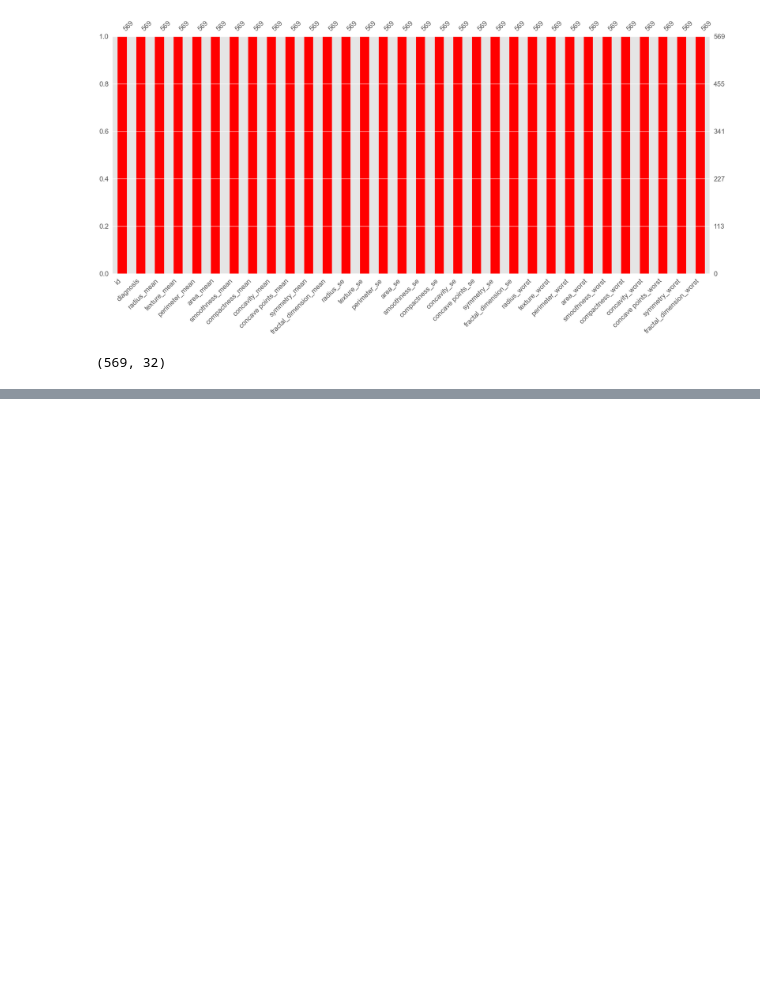
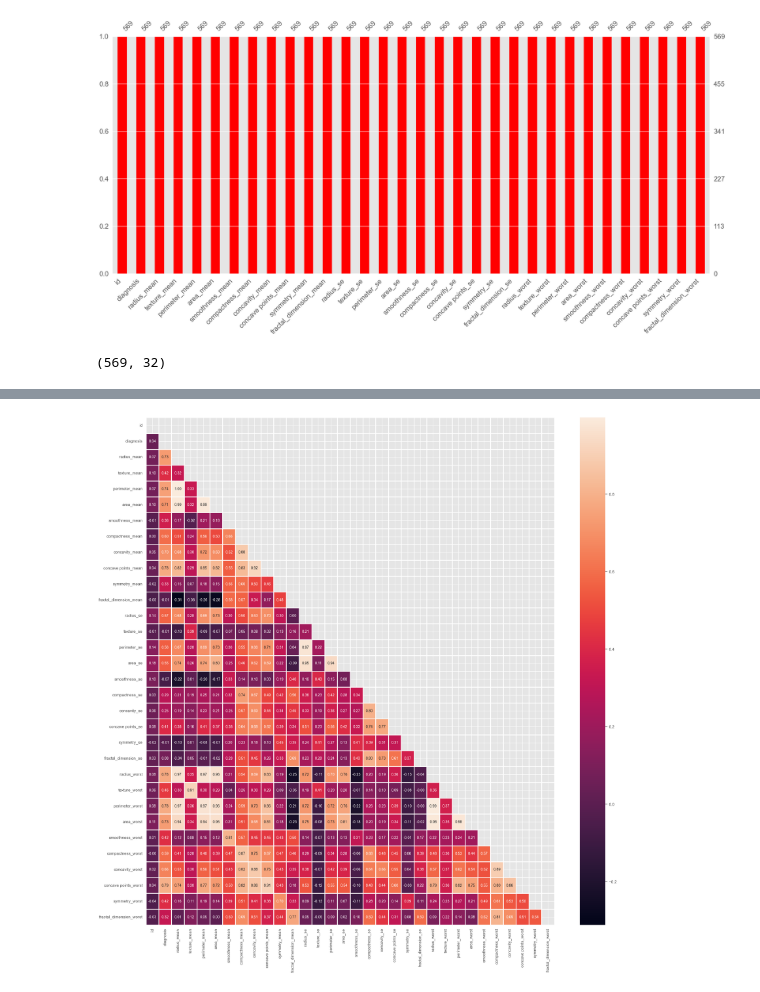
Before and after one commit to vikasjangidmk/Breast-Cancer-Diagnosis-Using-ML-Comparing-Traditional-and-Boosting-Models, a Jupyter notebook: Cancer.ipynb, the cells around one changed output, grey strips where cells are left out. Cells and saved outputs as stored; diff of their text form; code cells hidden in the pictures; blank space fills up the shorter version.

```diff
--- a/Cancer.ipynb
+++ b/Cancer.ipynb
@@ -131,0 +159,8 @@ Name: count, dtype: int64
+# %%
+plt.figure(figsize=(25,25))
+corr = df.corr()
+mask = np.triu(np.ones_like(corr,dtype=bool))
+sns.heatmap(df.corr().T,mask=mask,annot=True,linewidths=1,fmt=".2f")
+plt.show()
+# %% [output]
+[figure, added]
```
Also changed, not shown: parts of 18 cells of this notebook.
